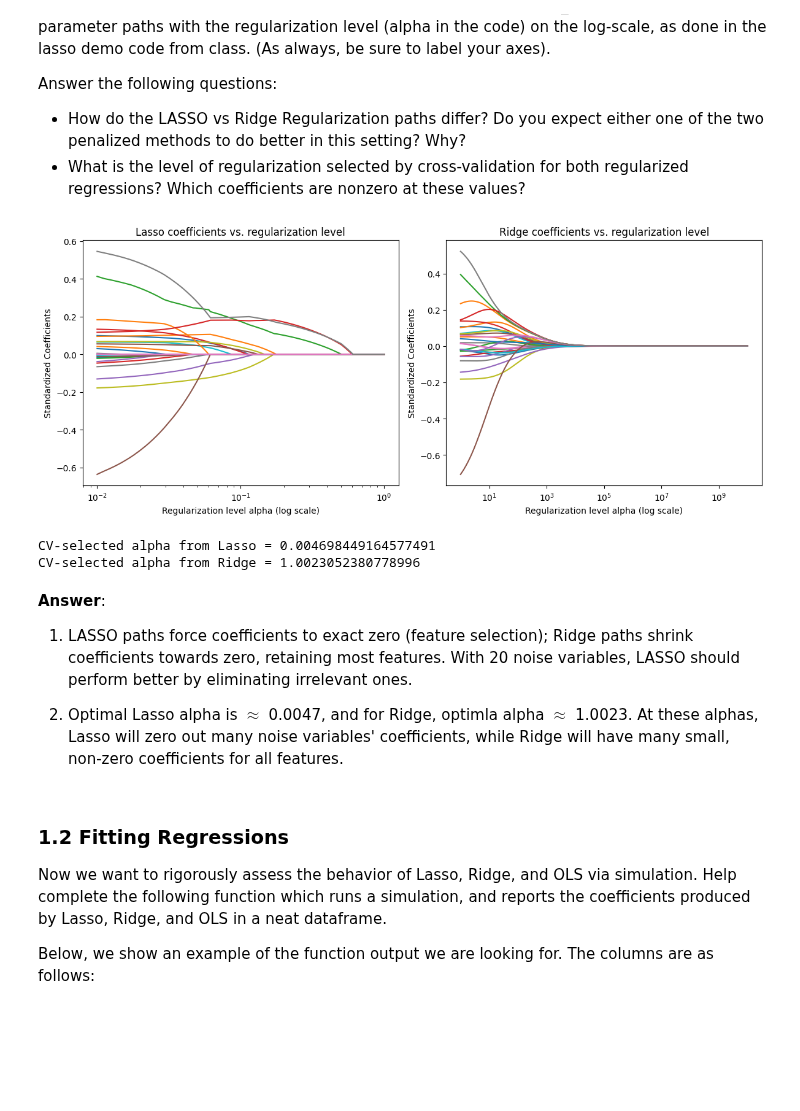
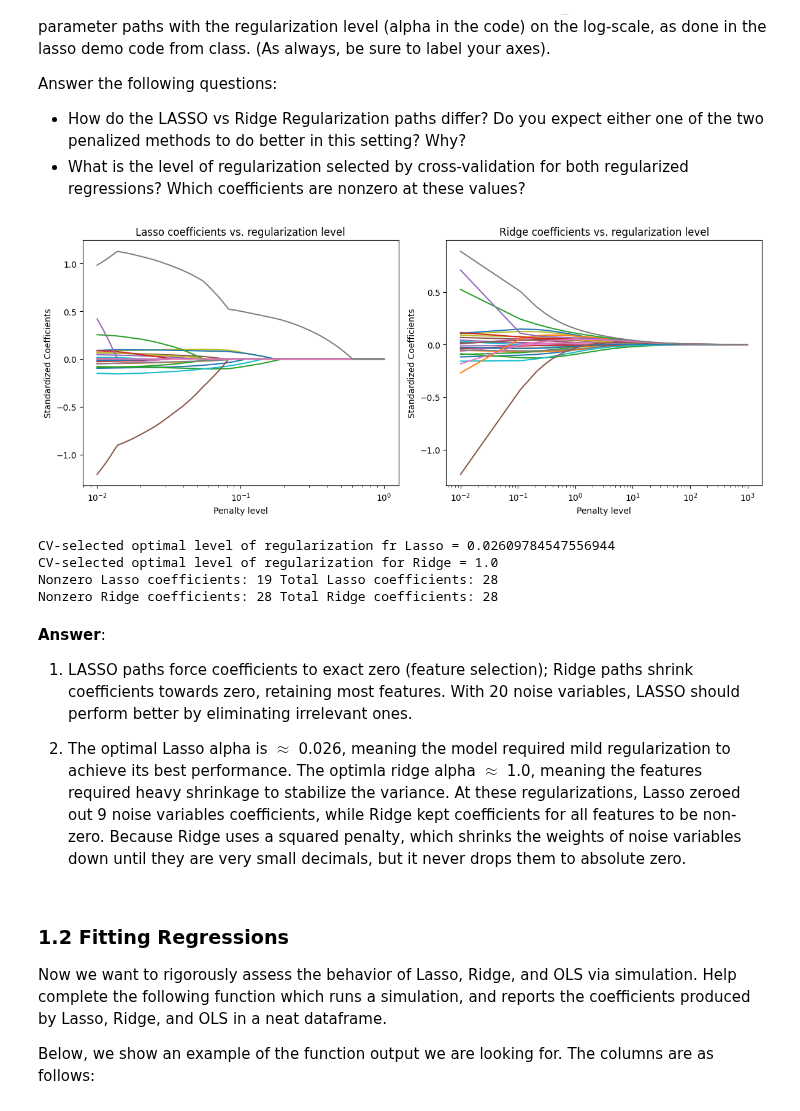
Before and after one commit to yaj0212/Intermediate-Machine-Learning, a Jupyter notebook: assignments/assn1/assn1.ipynb, the cells around one changed output. Cells and saved outputs as stored; diff of their text form; code cells hidden in the pictures; blank space fills up the shorter version.

```diff
--- a/assignments/assn1/assn1.ipynb
+++ b/assignments/assn1/assn1.ipynb
@@ -138,54 +142,58 @@ Xs = (X - np.mean(X, axis=0))/ np.std(X, axis=0)
 
 lasso_alphas = np.linspace(0.01,1,10000)
 lasso_cv = LassoCV(cv=5, max_iter=10000).fit(Xs, y)
-ridge_alphas = np.logspace(0.001,10,10000)
+ridge_alphas = np.linspace(1,100000,10000)
 ridge_cv = RidgeCV(alphas=ridge_alphas).fit(Xs, y)
 
 lasso = Lasso()
 lasso_coefs = []
 for a in lasso_alphas:
     lasso.set_params(alpha=a)
     lasso.fit(Xs, y)
     lasso_coefs.append(lasso.coef_)
 
 ridge = Ridge()
 ridge_coefs = []
 for a in ridge_alphas:
     ridge.set_params(alpha=a)
     ridge.fit(Xs, y)
     ridge_coefs.append(ridge.coef_)
 
 fig, (ax1, ax2) = plt.subplots(1, 2, figsize=(12, 5))
 
 ax1.plot(lasso_alphas, lasso_coefs)
 ax1.set_xscale('log')
-ax1.set_xlabel('Regularization level alpha (log scale)')
+ax1.set_xlabel('Penalty level')
 ax1.set_ylabel('Standardized Coefficients')
 ax1.set_title('Lasso coefficients vs. regularization level')
 #ax1.autoscale(enable=True, axis='both', tight=True)
 
-ax2.plot(ridge_alphas, ridge_coefs)
+ax2.plot(ridge_alphas/Xs.shape[0], ridge_coefs)
 ax2.set_xscale('log')
-ax2.set_xlabel('Regularization level alpha (log scale)')
+ax2.set_xlabel('Penalty level')
 ax2.set_ylabel('Standardized Coefficients')
 ax2.set_title('Ridge coefficients vs. regularization level')
 #ax2.autoscale(enable=True, axis='both', tight=True)
 
 plt.tight_layout()
 plt.show()
 # %% [output]
-[figure, old version]
+[figure, new version]
-# %%
-print(f"CV-selected alpha from Lasso = {lasso_cv.alpha_}")
-print(f"CV-selected alpha from Ridge = {ridge_cv.alpha_}")
-# %% [output]
-CV-selected alpha from Lasso = 0.004698449164577491
-CV-selected alpha from Ridge = 1.0023052380778996
+# %%
+print(f"CV-selected optimal level of regularization fr Lasso = {lasso_cv.alpha_}")
+print(f"CV-selected optimal level of regularization for Ridge = {ridge_cv.alpha_}")
+print("Nonzero Lasso coefficients:", np.sum(lasso_cv.coef_ != 0), "Total Lasso coefficients:", len(lasso_cv.coef_))
+print("Nonzero Ridge coefficients:", np.sum(ridge_cv.coef_ != 0), "Total Ridge coefficients:", len(ridge_cv.coef_))
+# %% [output]
+CV-selected optimal level of regularization fr Lasso = 0.02609784547556944
+CV-selected optimal level of regularization for Ridge = 1.0
+Nonzero Lasso coefficients: 19 Total Lasso coefficients: 28
+Nonzero Ridge coefficients: 28 Total Ridge coefficients: 28
 # %% [markdown]
 **Answer**:
 1. LASSO paths force coefficients to exact zero (feature selection); Ridge paths shrink coefficients towards zero, retaining most features. With 20 noise variables, LASSO should perform better by eliminating irrelevant ones.
 
-2. Optimal Lasso alpha is $\approx$ 0.0047, and for Ridge, optimla alpha $\approx$ 1.0023. At these alphas, Lasso will zero out many noise variables' coefficients, while Ridge will have many small, non-zero coefficients for all features.
+2. The optimal Lasso alpha is $\approx$ 0.026,  meaning the model required mild regularization to achieve its best performance. The optimla ridge alpha $\approx$ 1.0, meaning the features required heavy shrinkage to stabilize the variance. At these regularizations, Lasso  zeroed out 9 noise variables coefficients, while Ridge kept coefficients for all features to be non-zero. Because Ridge uses a squared penalty, which shrinks the weights of noise variables down until they are very small decimals, but it never drops them to absolute zero.
 # %% [markdown]
 ### 1.2 Fitting Regressions
 
```
Also changed, not shown: parts of 10 cells of this notebook.
